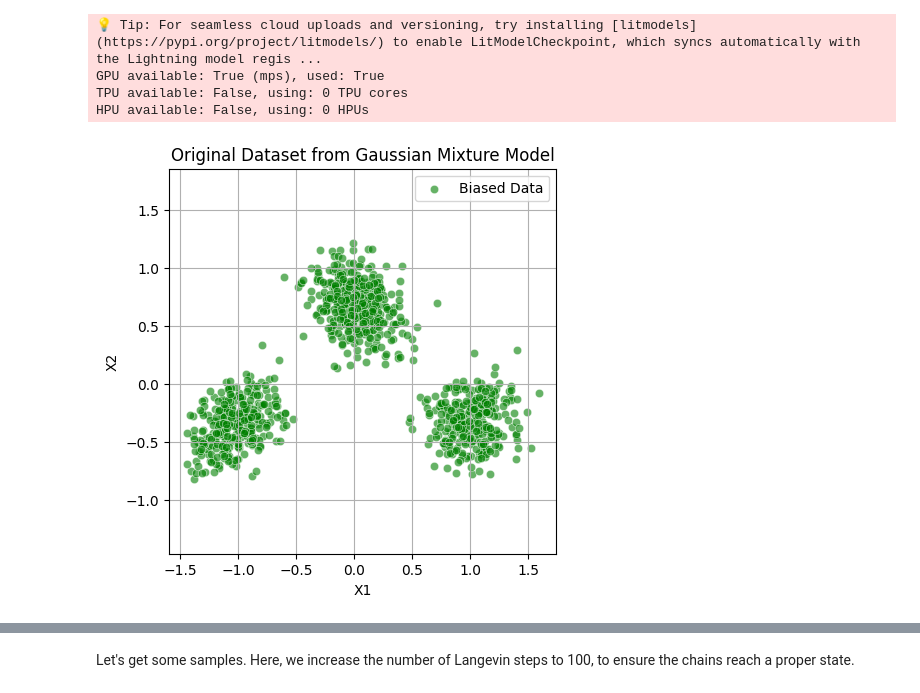
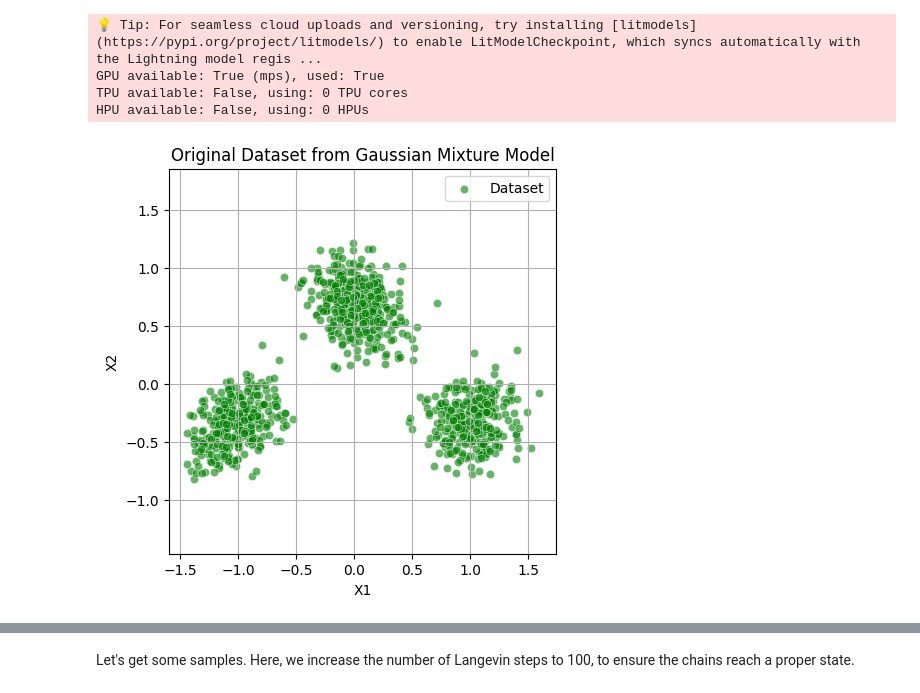
Before and after one commit to MachineLearningLifeScience/HackathonEBM, a Jupyter notebook: notebooks/ebm_sanity_check.ipynb, the cells around one changed output, grey strips where cells are left out. Cells and saved outputs as stored; diff of their text form; code cells hidden in the pictures.

```diff
--- a/notebooks/ebm_sanity_check.ipynb
+++ b/notebooks/ebm_sanity_check.ipynb
@@ -104,23 +104,23 @@ HPU available: False, using: 0 HPUs
 # %%
 import matplotlib.pyplot as plt
 import seaborn as sns
 
 data = loaders[0].dataset.data.squeeze()  # Remove extra dimensions
 
 # Plot the two datasets
 plt.figure(figsize=(5,5))
 sns.scatterplot(x=data[:, 0], y=data[:, 1], color='green', alpha=0.6)
 
 plt.title('Original Dataset from Gaussian Mixture Model')
 plt.xlabel('X1')
 plt.ylabel('X2')
 plt.axis('equal')
 plt.grid()
 
-plt.legend(['Biased Data'])
+plt.legend(['Dataset'])
 plt.show()
 # %% [output]
-[figure, old version]
+[figure, new version]
 # %%
 trainer.fit(ebm, loaders[0])
 # %% [output]
```
Also changed, not shown: parts of 4 cells of this notebook.
